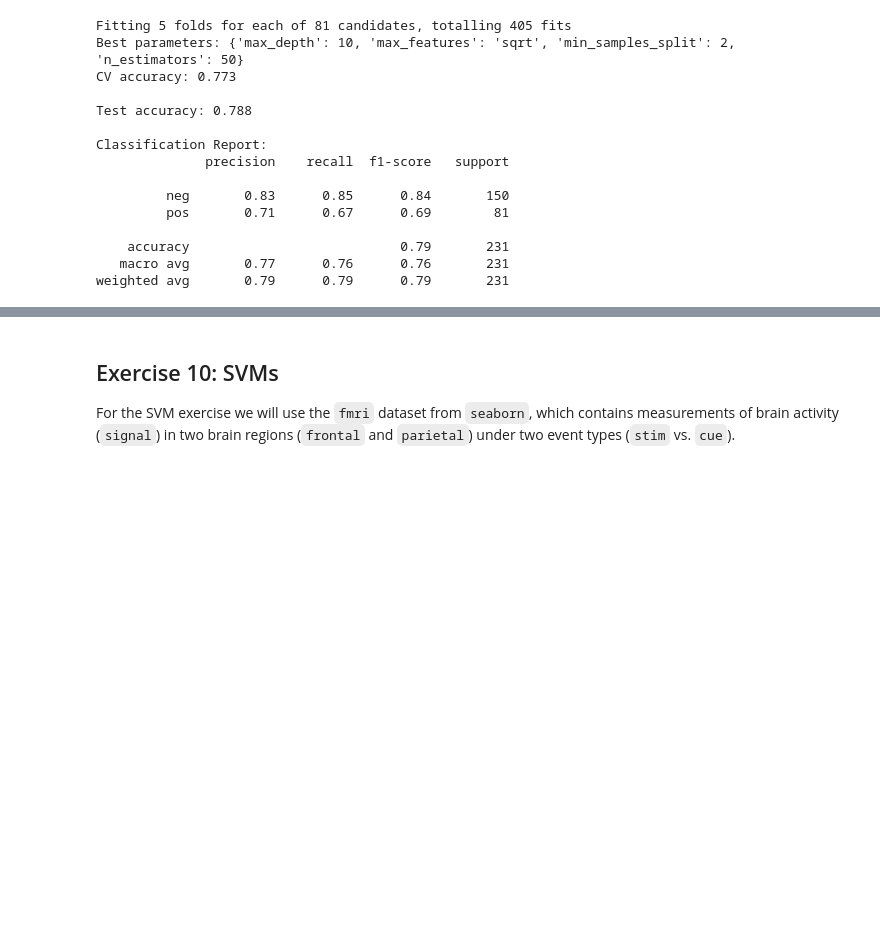
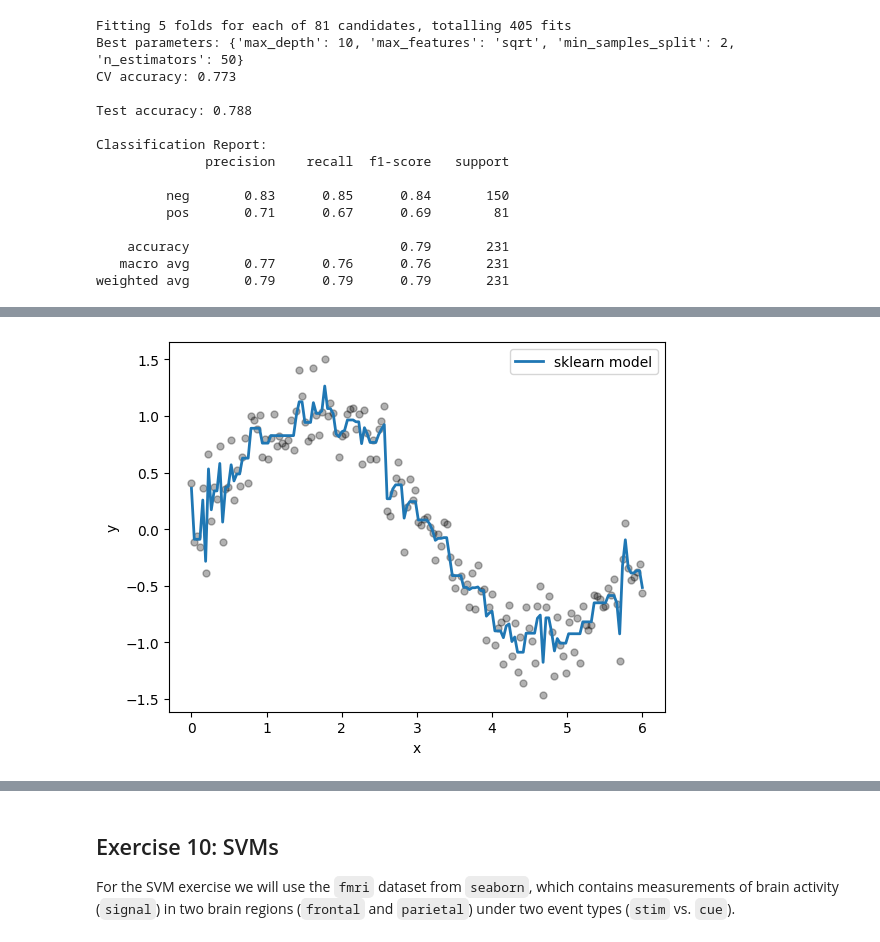
Before and after one commit to mibur1/psy300, a Jupyter notebook: book/solutions/solutions_2.ipynb, the cells around one changed output, grey strips where cells are left out. Drawn from its saved outputs; the diff is of its cells as text; code cells hidden in the pictures; blank space fills up the shorter version.

Commit message:
added section and exercise for boosting

```diff
--- a/book/solutions/solutions_2.ipynb
+++ b/book/solutions/solutions_2.ipynb
@@ -1057,0 +1069,24 @@ weighted avg       0.79      0.79      0.79       231
+# %%
+import numpy as np
+import matplotlib.pyplot as plt
+from sklearn.ensemble import GradientBoostingRegressor
+
+rng = np.random.RandomState(1)
+
+# Data: sin curve + noise
+X = np.linspace(0, 6, 160).reshape(-1, 1)
+y = np.sin(X).ravel() + rng.normal(scale=0.25, size=len(X))
+
+# Sklearn model
+gb_sklearn = GradientBoostingRegressor(n_estimators=200, learning_rate=0.1, max_depth=2, random_state=0)
+gb_sklearn.fit(X, y)
+y_pred_sklearn = gb_sklearn.predict(X)
+
+# Initial plot
+fig, ax = plt.subplots()
+ax.scatter(X, y, s=25, alpha=0.3, color="black")
+ax.plot(X, y_pred_sklearn, label="sklearn model", linewidth=2)
+ax.set(xlabel="x", ylabel="y")
+ax.legend();
+# %% [output]
+[figure, added]
```
Also changed, not shown: parts of 2 cells of this notebook, 3 other files.
